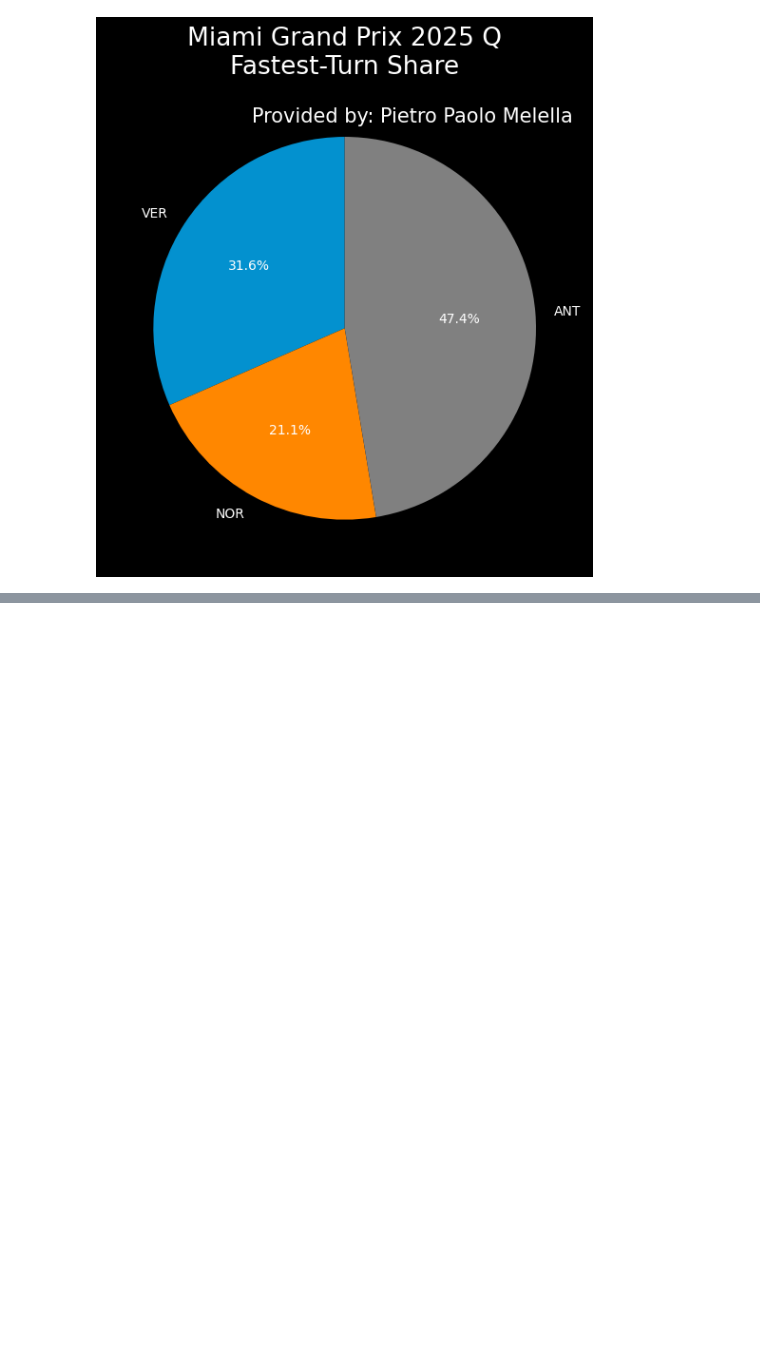
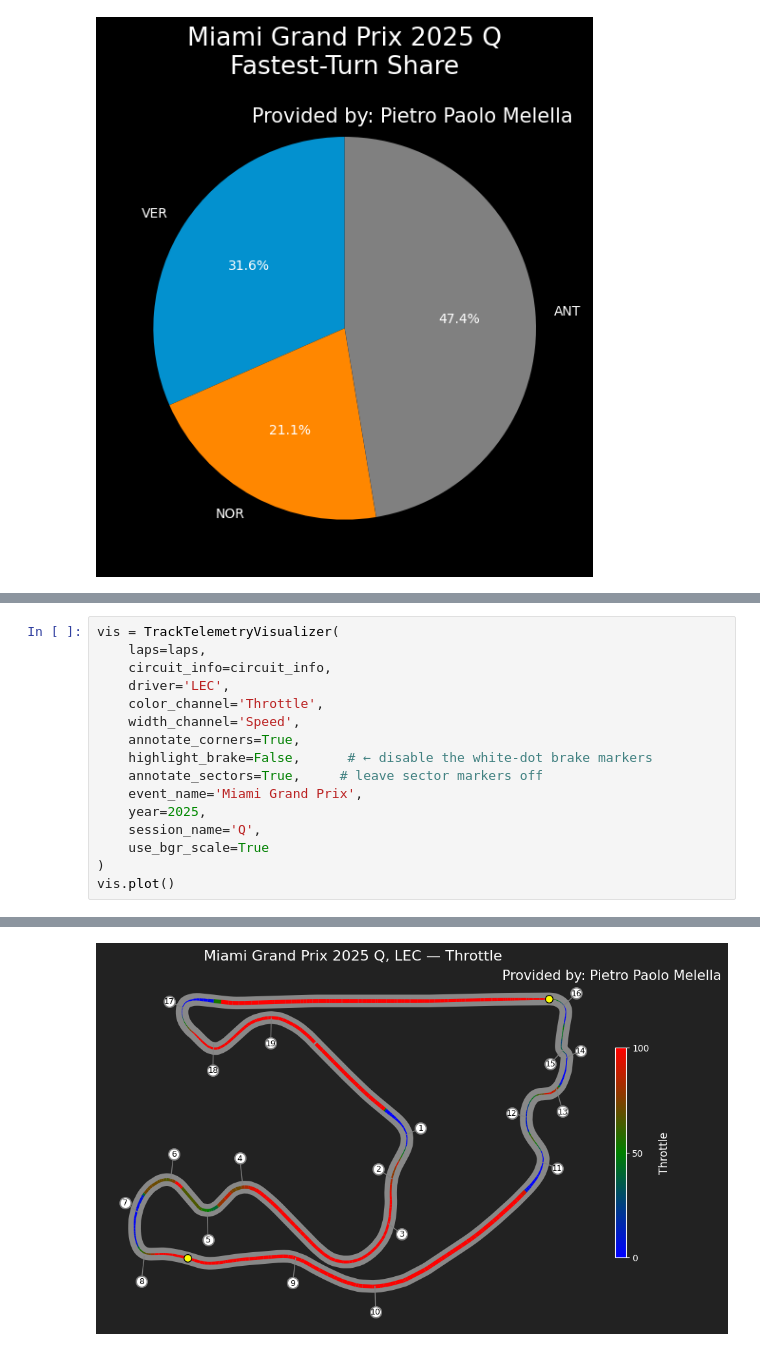
Before and after one commit to QuantumGhost98/F1, a Jupyter notebook: 2025/MIami/Miami_Q.ipynb, the cells around one changed output, grey strips where cells are left out. Cells and saved outputs as stored; diff of their text form; blank space fills up the shorter version.

Commit message:
Miami GP

```diff
--- a/2025/MIami/Miami_Q.ipynb
+++ b/2025/MIami/Miami_Q.ipynb
@@ -718,0 +929,17 @@ share.plot_share()
+# %%
+vis = TrackTelemetryVisualizer(
+    laps=laps,
+    circuit_info=circuit_info,
+    driver='LEC',
+    color_channel='Throttle',
+    width_channel='Speed',
+    annotate_corners=True,
+    highlight_brake=False,      # ← disable the white‐dot brake markers
+    annotate_sectors=True,     # leave sector markers off
+    event_name='Miami Grand Prix',
+    year=2025,
+    session_name='Q',
+    use_bgr_scale=True
+)
+vis.plot()
+# %% [output]
@@ -718,0 +949 @@ share.plot_share()
+[figure, added]
```
Also changed, not shown: parts of 5 cells of this notebook, 8 other files.
